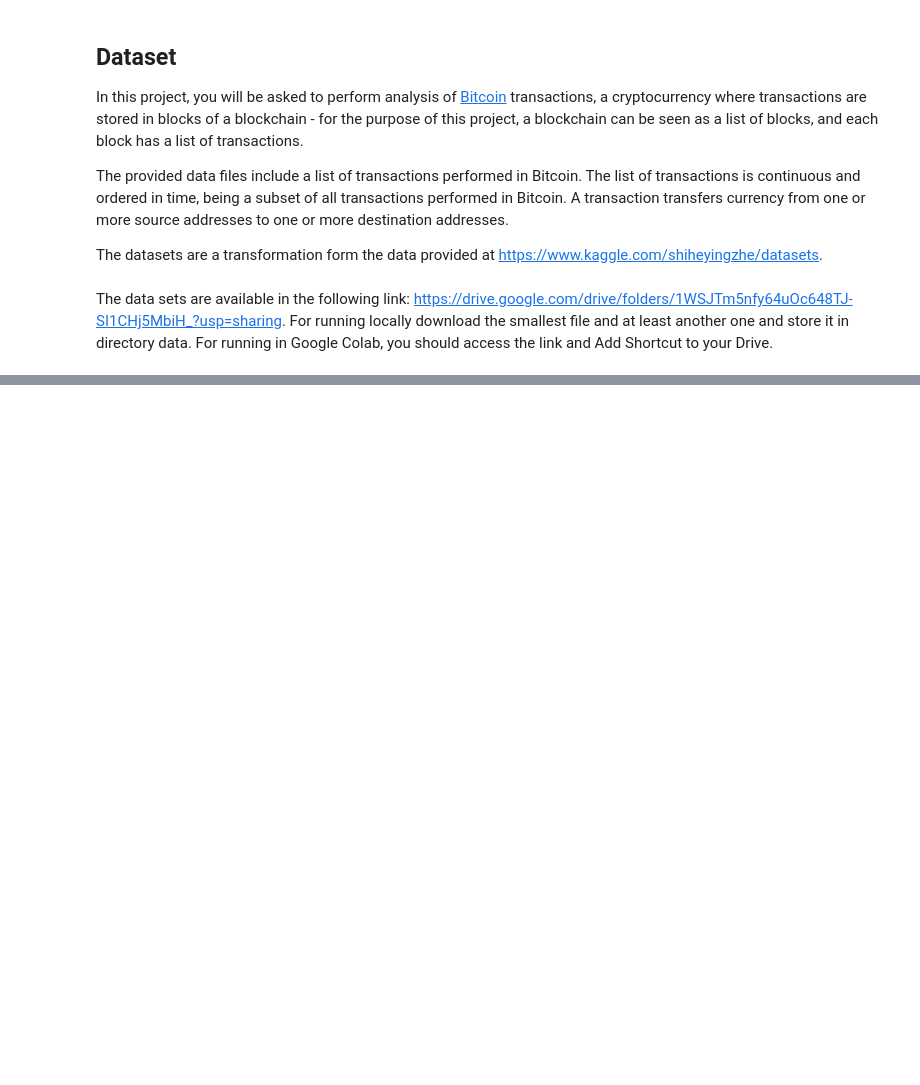
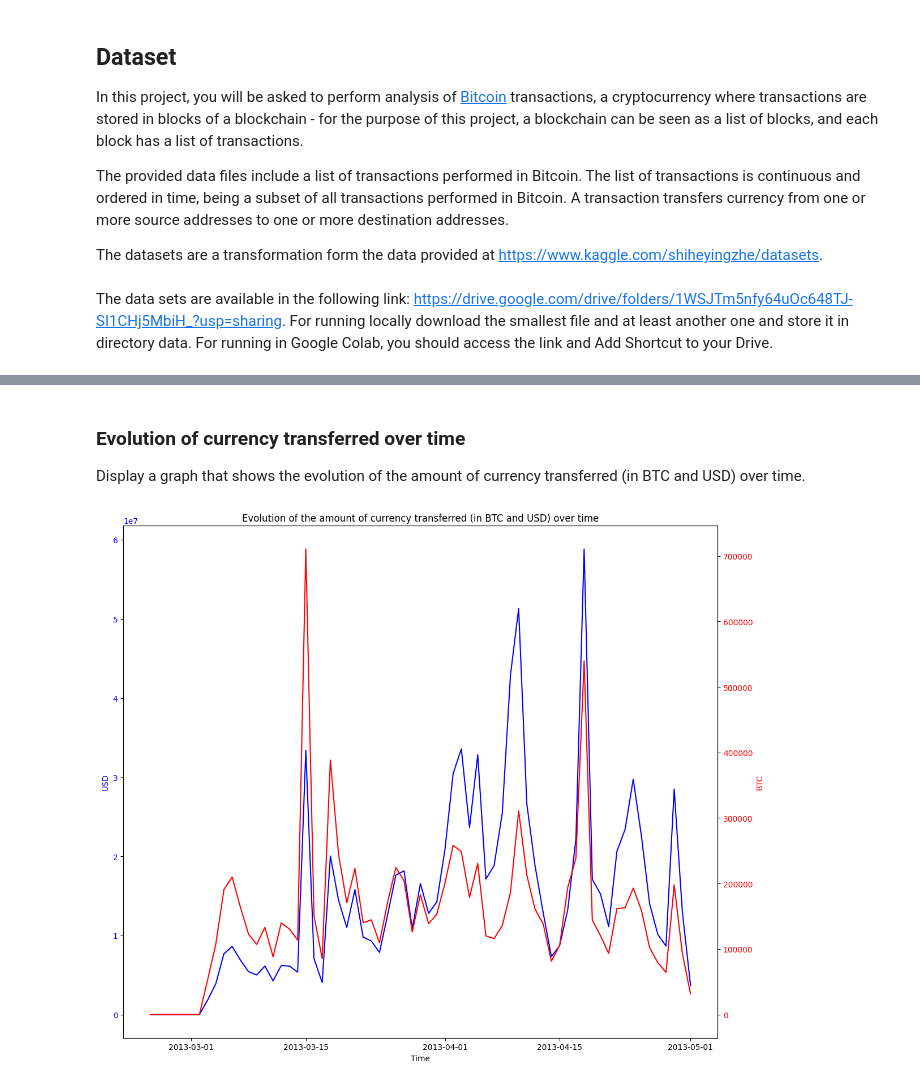
Before and after one commit to fabrizi0rigodanz0/Bitcoin_Transactions_Analysis, a Jupyter notebook: notebook/Bitcoin_Transactions_Analysis.ipynb, the cells around one changed output, grey strips where cells are left out. Cells and saved outputs as stored; diff of their text form; code cells hidden in the pictures; blank space fills up the shorter version.

```diff
--- a/notebook/Bitcoin_Transactions_Analysis.ipynb
+++ b/notebook/Bitcoin_Transactions_Analysis.ipynb
@@ -95,0 +674,4 @@ Drive already mounted at /content/drive; to attempt to forcibly remount, call dr
+# %% [markdown]
+### Evolution of currency transferred over time
+
+Display a graph that shows the evolution of the amount of currency transferred (in BTC and USD) over time.
@@ -95,0 +718,31 @@ Drive already mounted at /content/drive; to attempt to forcibly remount, call dr
+# %%
+import matplotlib.pyplot as plt
+
+# Collect the data for plotting
+plot_data = mergedDF.collect()
+
+# Extract 'Time', 'BTC', and 'USD' for plotting
+times = [row['Time'] for row in plot_data]
+usd_values = [row['USD'] for row in plot_data]
+btc_values = [row['BTC'] for row in plot_data]
+
+# Creating the plot
+fig, ax1 = plt.subplots(figsize=(12, 10))
+
+# Plot the 'USD' data
+ax1.plot(times, usd_values, label='USD', color='b')
+ax1.set_xlabel('Time')
+ax1.set_ylabel('USD', color='b')
+ax1.tick_params(axis='y', labelcolor='b')
+
+# Create a secondary y-axis for 'BTC'
+ax2 = ax1.twinx()
+ax2.plot(times, btc_values, label='BTC', color='r')
+ax2.set_ylabel('BTC', color='r')
+ax2.tick_params(axis='y', labelcolor='r')
+
+plt.title('Evolution of the amount of currency transferred (in BTC and USD) over time')
+fig.tight_layout()  # Adjust the layout
+plt.show()
+# %% [output]
+[figure, added]
```
Also changed, not shown: parts of 74 cells of this notebook.
